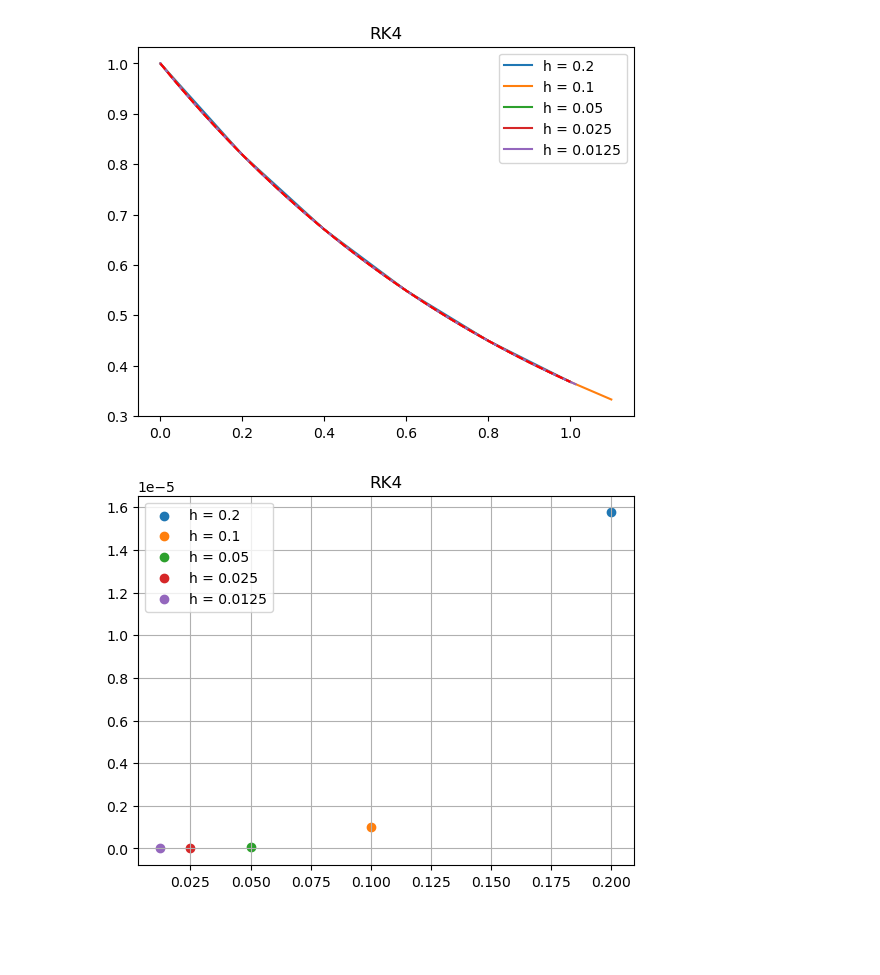
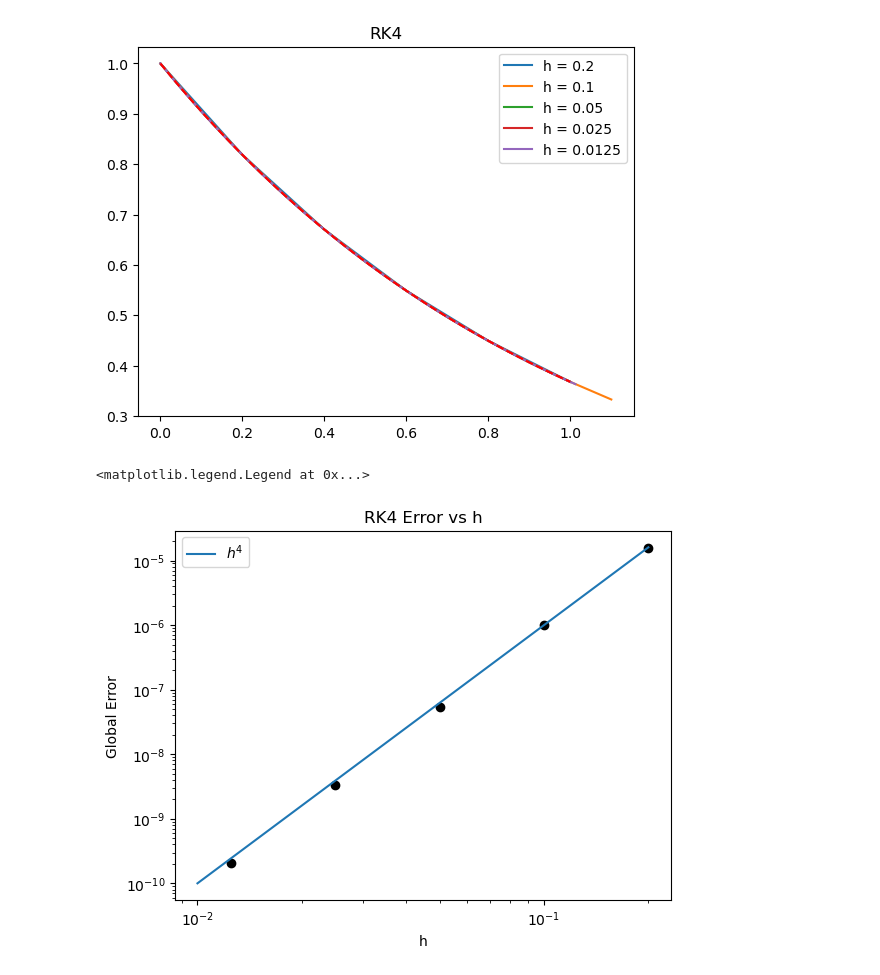
Before and after one commit to ebianchi803/computational_astrophysics, a Jupyter notebook: ODE/ODE1.ipynb, the cells around one changed output. Saved outputs shown, nothing was run; the diff lists cells and outputs as text; code cells hidden in the pictures; blank space fills up the shorter version.

```diff
--- a/ODE/ODE1.ipynb
+++ b/ODE/ODE1.ipynb
@@ -81,3 +123,17 @@ plt.plot(x,np.exp(-x), linestyle='--',c='r')
 # %% [output]
 [<matplotlib.lines.Line2D at 0x...>]
 [figure]
+# %%
+tME, yME = [], []
+for h in hs:
+    tme,yme = integrate(f_prime,t_span,y0,h,method=midpoint_explicit)
+    plt.scatter(h,(yme[0][-1]-np.exp(-tme[-1]))/np.exp(-tme[-1]), color='k')
+    tME, yME = np.append(tME, tme), np.append(yME, yme)
+plt.title('Midpoint Explicit Error vs h')
+plt.yscale('log')
+plt.xscale('log')
+x = np.linspace(0.01,0.2)
+plt.plot(x,x**2/6,label=f'$h^2$')
+plt.xlabel('h')
+plt.ylabel('Global Error')
+plt.legend()
@@ -105,0 +187,16 @@ plt.plot(x,np.exp(-x), linestyle='--',c='r')
+# %%
+tPC, yPC, ePC = [], [], []
+for h in hs:
+    tpc,ypc = integrate(f_prime,t_span,y0,h,method=predictor_corrector)
+    epc = (ypc[0][-1]-np.exp(-tpc[-1]))/np.exp(-tpc[-1])
+    plt.scatter(h, epc, color='k')
+    tPC, yPC, ePC = np.append(tPC, tpc), np.append(yPC, ypc), np.append(ePC, epc)
+
+plt.title('Predictor Corrector Error vs h')
+plt.yscale('log')
+plt.xscale('log')
+x = np.linspace(0.01,0.2)
+plt.plot(x,x**2/6,label=f'$h^2$')
+plt.xlabel('h')
+plt.ylabel('Global Error')
+plt.legend()
@@ -115,12 +217,20 @@ plt.plot(x,np.exp(-x), linestyle='--',c='r')
 [<matplotlib.lines.Line2D at 0x...>]
 [figure]
 # %%
+tRK, yRK, eRK, hss = [], [], [], []
 for h in hs:
     trk,yrk = integrate(f_prime,t_span,y0,h,method=RK4)
-    plt.scatter(h,(yrk[0][-1]-np.exp(-trk[-1]))/np.exp(-trk[-1]), label='h = '+str(h))
+    erk = (yrk[0][-1]-np.exp(-trk[-1]))/np.exp(-trk[-1])
+    plt.scatter(h,erk, color='k')
+    tRK, yRK, eRK, hss = np.append(tRK, trk), np.append(yRK, yrk), np.append(eRK, erk), np.append(hss,h)
+plt.title('RK4 Error vs h')
+plt.yscale('log')
+plt.xscale('log')
+x = np.linspace(0.01,0.2)
+plt.plot(x,x**4/100,label=f'$h^4$')
+plt.xlabel('h')
+plt.ylabel('Global Error')
 plt.legend()
-plt.title('RK4')
-#plt.yscale('log')
-plt.grid()
 # %% [output]
+<matplotlib.legend.Legend at 0x...>
-[figure, old version]
+[figure, new version]
```
Also changed, not shown: parts of 67 cells of this notebook.
